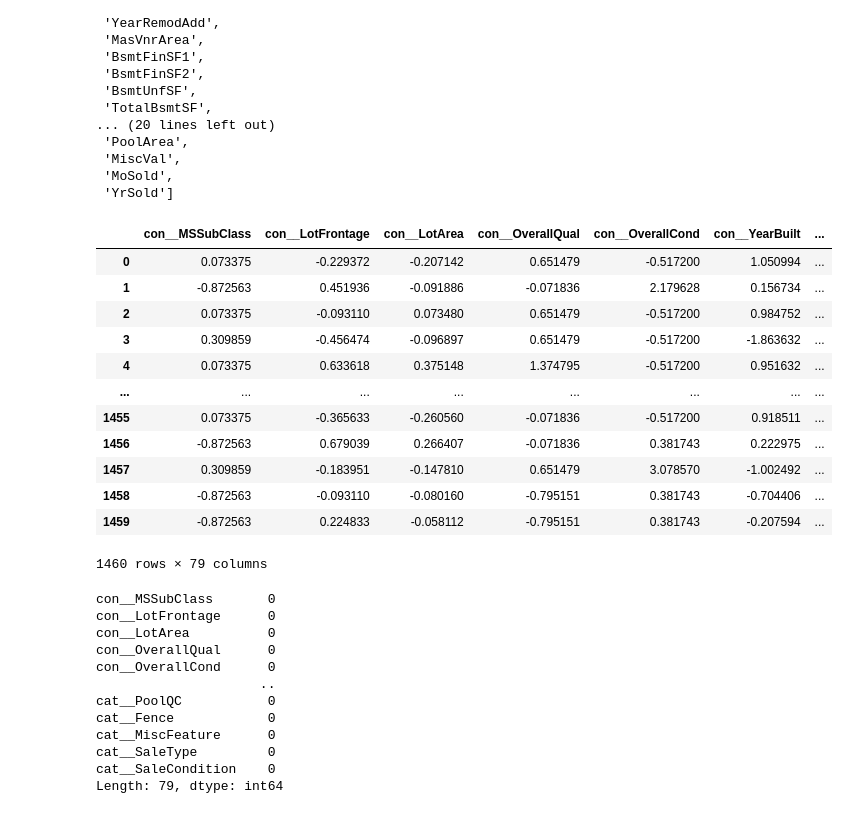
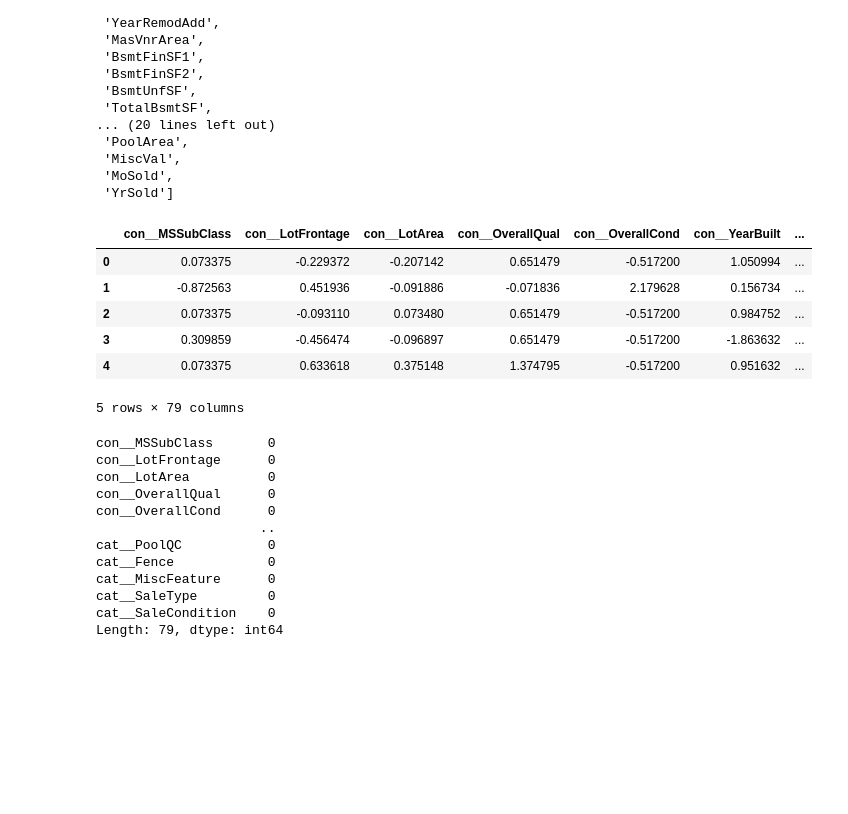
Before and after one commit to Ishankj23/Machine-Learning, a Jupyter notebook: Project/Project.ipynb, the cells around one changed output. Saved outputs shown, nothing was run; the diff lists cells and outputs as text; code cells hidden in the pictures; blank space fills up the shorter version.

```diff
--- a/Project/Project.ipynb
+++ b/Project/Project.ipynb
@@ -150,21 +159,15 @@ pre1 = ColumnTransformer([('con', con_pipe1, con),
 # %%
 x_pre = pre1.fit_transform(x)
 # %%
-x_pre
+x_pre.head()
 # %% [output]
 |  | con__MSSubClass | con__LotFrontage | con__LotArea | con__OverallQual | con__OverallCond | con__YearBuilt | ... |
 | 0 | 0.073375 | -0.229372 | -0.207142 | 0.651479 | -0.517200 | 1.050994 | ... |
 | 1 | -0.872563 | 0.451936 | -0.091886 | -0.071836 | 2.179628 | 0.156734 | ... |
 | 2 | 0.073375 | -0.093110 | 0.073480 | 0.651479 | -0.517200 | 0.984752 | ... |
 | 3 | 0.309859 | -0.456474 | -0.096897 | 0.651479 | -0.517200 | -1.863632 | ... |
 | 4 | 0.073375 | 0.633618 | 0.375148 | 1.374795 | -0.517200 | 0.951632 | ... |
-| ... | ... | ... | ... | ... | ... | ... | ... |
-| 1455 | 0.073375 | -0.365633 | -0.260560 | -0.071836 | -0.517200 | 0.918511 | ... |
-| 1456 | -0.872563 | 0.679039 | 0.266407 | -0.071836 | 0.381743 | 0.222975 | ... |
-| 1457 | 0.309859 | -0.183951 | -0.147810 | 0.651479 | 3.078570 | -1.002492 | ... |
-| 1458 | -0.872563 | -0.093110 | -0.080160 | -0.795151 | 0.381743 | -0.704406 | ... |
-| 1459 | -0.872563 | 0.224833 | -0.058112 | -0.795151 | 0.381743 | -0.207594 | ... |
-1460 rows × 79 columns
+5 rows × 79 columns
 # %%
 x_pre.isna().sum()
 # %% [output]
```
Also changed, not shown: parts of 34 cells of this notebook, 1 other file.
